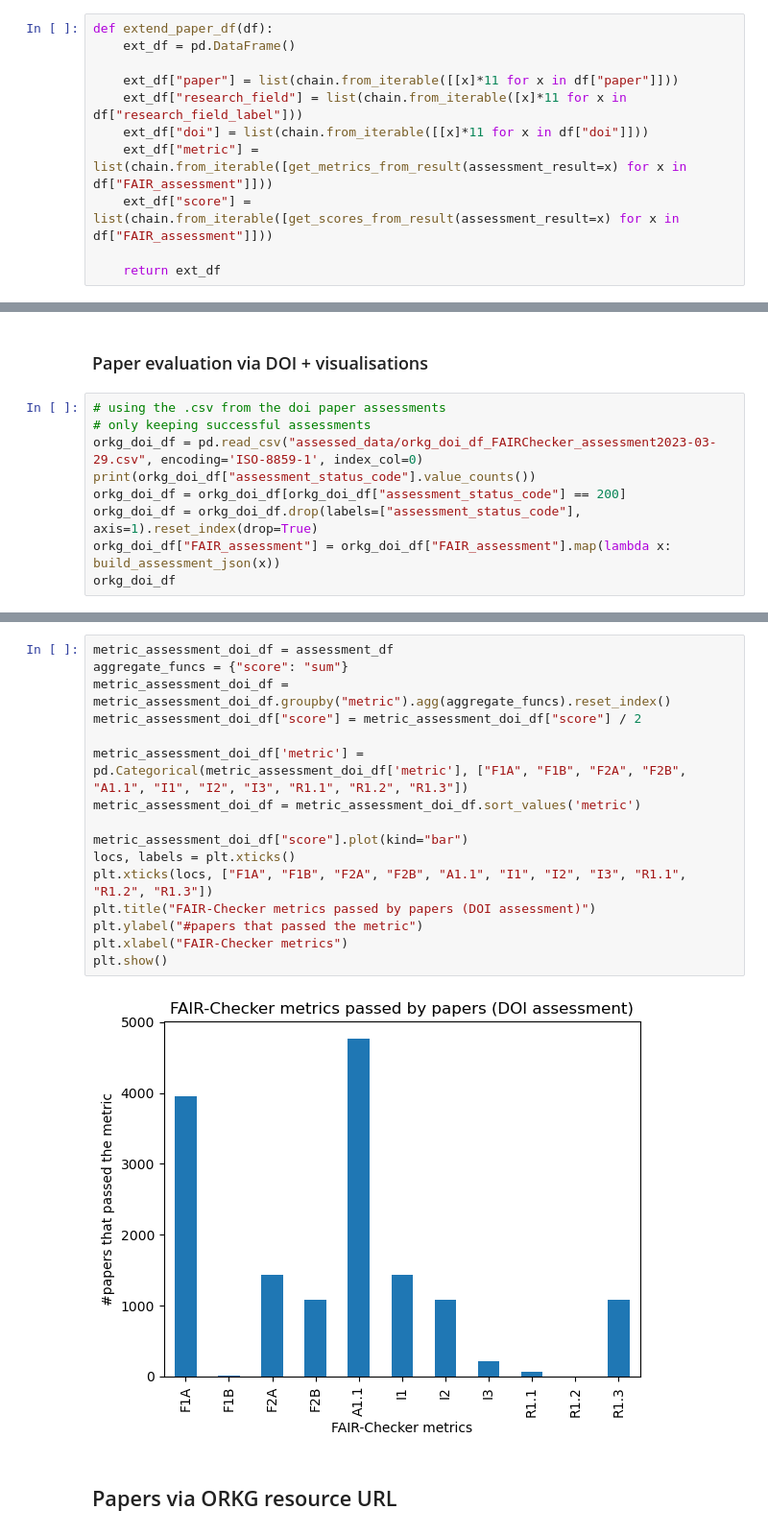
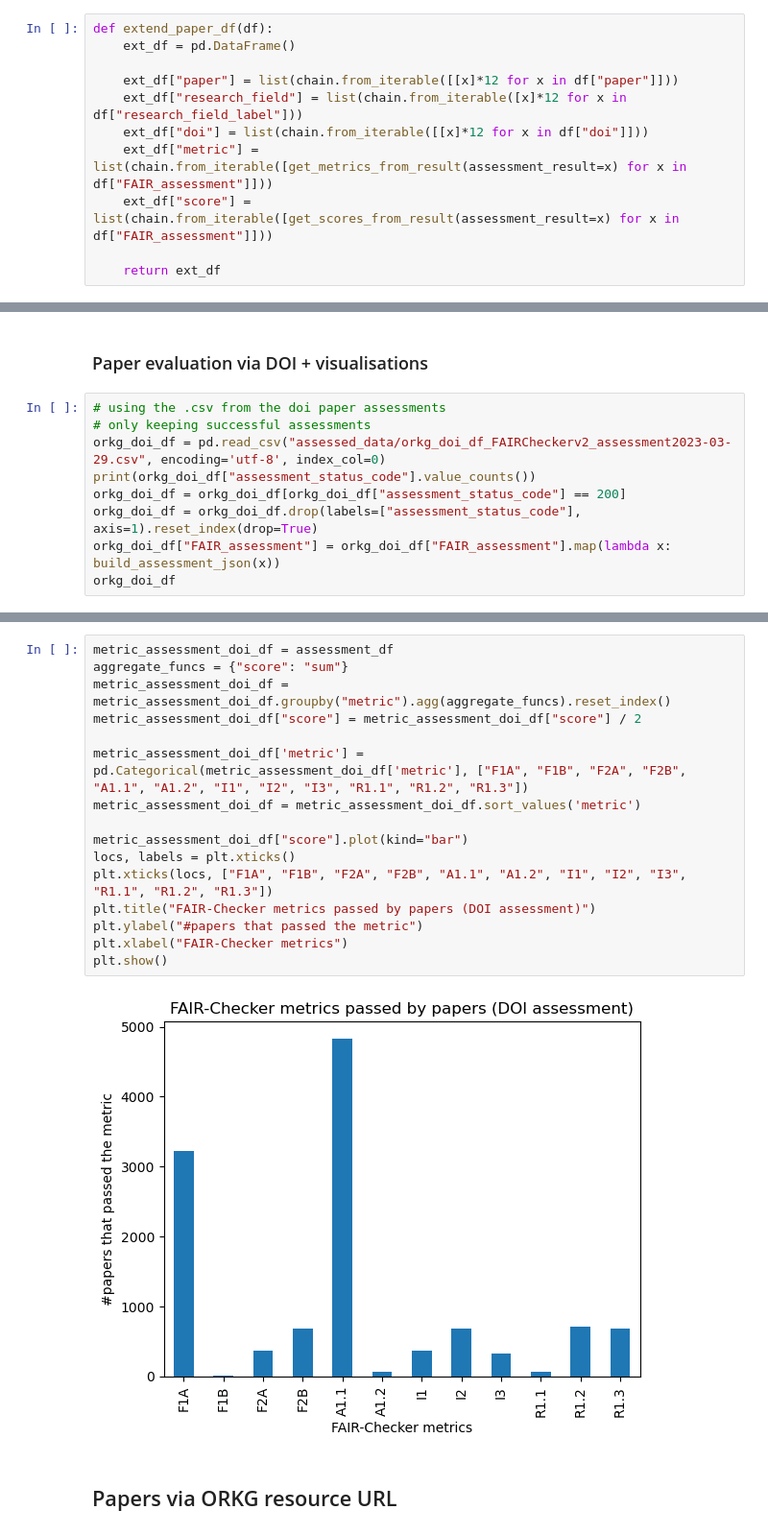
Before and after one commit to mwurzbacher/FAIRness-assessment-tools-evaluation-using-ORKG, a Jupyter notebook: FAIR_Checker_evaluation.ipynb, the cells around one changed output, grey strips where cells are left out. Shown at 96% size. Drawn from its saved outputs; the diff is of its cells as text.

```diff
--- a/FAIR_Checker_evaluation.ipynb
+++ b/FAIR_Checker_evaluation.ipynb
@@ -81,9 +81,9 @@ Metric descriptions as stated on the FAIR-Checker website: https://fair-checker.
 def extend_paper_df(df):
     ext_df = pd.DataFrame()
 
-    ext_df["paper"] = list(chain.from_iterable([[x]*11 for x in df["paper"]]))
-    ext_df["research_field"] = list(chain.from_iterable([x]*11 for x in df["research_field_label"]))
-    ext_df["doi"] = list(chain.from_iterable([[x]*11 for x in df["doi"]]))
+    ext_df["paper"] = list(chain.from_iterable([[x]*12 for x in df["paper"]]))
+    ext_df["research_field"] = list(chain.from_iterable([x]*12 for x in df["research_field_label"]))
+    ext_df["doi"] = list(chain.from_iterable([[x]*12 for x in df["doi"]]))
     ext_df["metric"] = list(chain.from_iterable([get_metrics_from_result(assessment_result=x) for x in df["FAIR_assessment"]]))
     ext_df["score"] = list(chain.from_iterable([get_scores_from_result(assessment_result=x) for x in df["FAIR_assessment"]]))
 
@@ -116,7 +116,7 @@ Couldn't find program: 'false'
 # %%
 # using the .csv from the doi paper assessments
 # only keeping successful assessments
-orkg_doi_df = pd.read_csv("assessed_data/orkg_doi_df_FAIRChecker_assessment2023-03-29.csv", encoding='ISO-8859-1', index_col=0)
+orkg_doi_df = pd.read_csv("assessed_data/orkg_doi_df_FAIRCheckerv2_assessment2023-03-29.csv", encoding='utf-8', index_col=0)
 print(orkg_doi_df["assessment_status_code"].value_counts())
 orkg_doi_df = orkg_doi_df[orkg_doi_df["assessment_status_code"] == 200]
 orkg_doi_df = orkg_doi_df.drop(labels=["assessment_status_code"], axis=1).reset_index(drop=True)
@@ -231,21 +231,21 @@ plt.show()
 # %%
 metric_assessment_doi_df = assessment_df
 aggregate_funcs = {"score": "sum"}
 metric_assessment_doi_df = metric_assessment_doi_df.groupby("metric").agg(aggregate_funcs).reset_index()
 metric_assessment_doi_df["score"] = metric_assessment_doi_df["score"] / 2
 
-metric_assessment_doi_df['metric'] = pd.Categorical(metric_assessment_doi_df['metric'], ["F1A", "F1B", "F2A", "F2B", "A1.1", "I1", "I2", "I3", "R1.1", "R1.2", "R1.3"])
+metric_assessment_doi_df['metric'] = pd.Categorical(metric_assessment_doi_df['metric'], ["F1A", "F1B", "F2A", "F2B", "A1.1", "A1.2", "I1", "I2", "I3", "R1.1", "R1.2", "R1.3"])
 metric_assessment_doi_df = metric_assessment_doi_df.sort_values('metric')
 
 metric_assessment_doi_df["score"].plot(kind="bar")
 locs, labels = plt.xticks()
-plt.xticks(locs, ["F1A", "F1B", "F2A", "F2B", "A1.1", "I1", "I2", "I3", "R1.1", "R1.2", "R1.3"])
+plt.xticks(locs, ["F1A", "F1B", "F2A", "F2B", "A1.1", "A1.2", "I1", "I2", "I3", "R1.1", "R1.2", "R1.3"])
 plt.title("FAIR-Checker metrics passed by papers (DOI assessment)")
 plt.ylabel("#papers that passed the metric")
 plt.xlabel("FAIR-Checker metrics")
 plt.show()
 # %% [output]
-[figure, old version]
+[figure, new version]
 # %% [markdown]
 ## Papers via ORKG resource URL
 # %% [markdown]
```
Also changed, not shown: parts of 31 cells of this notebook, 3 other files.
